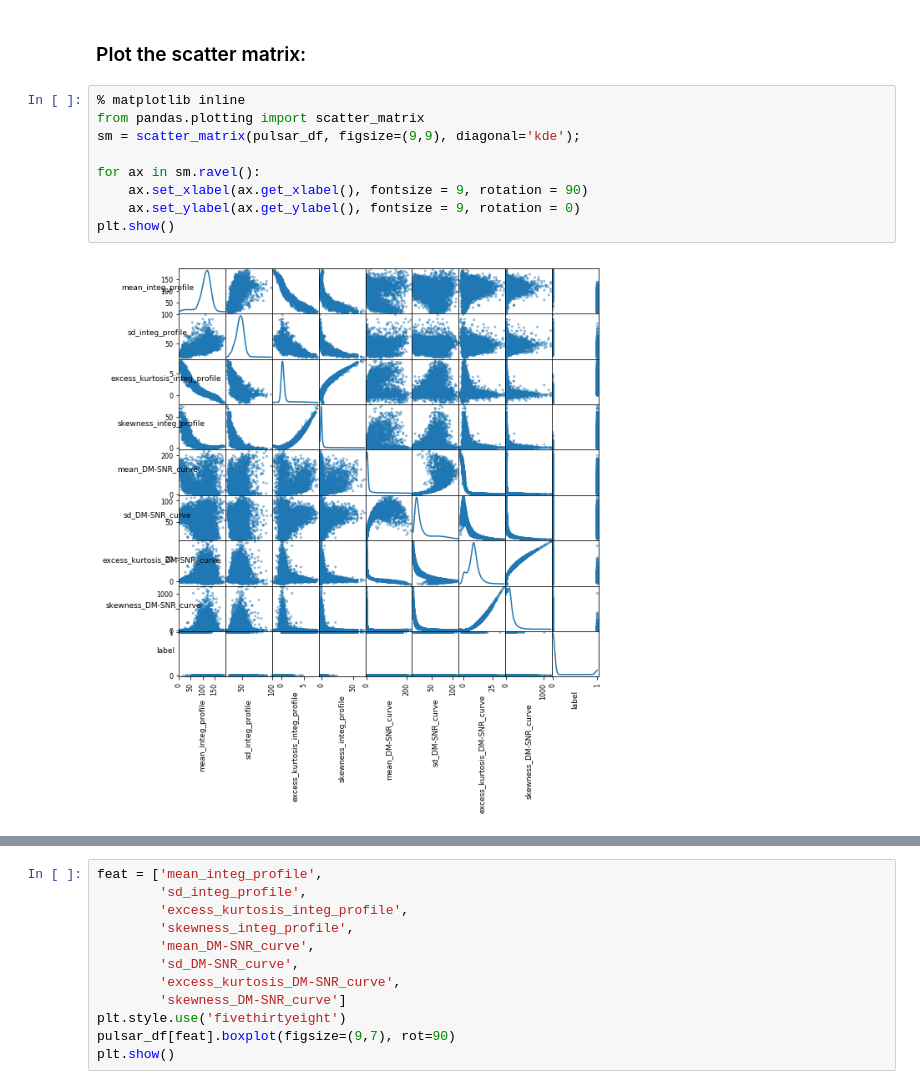
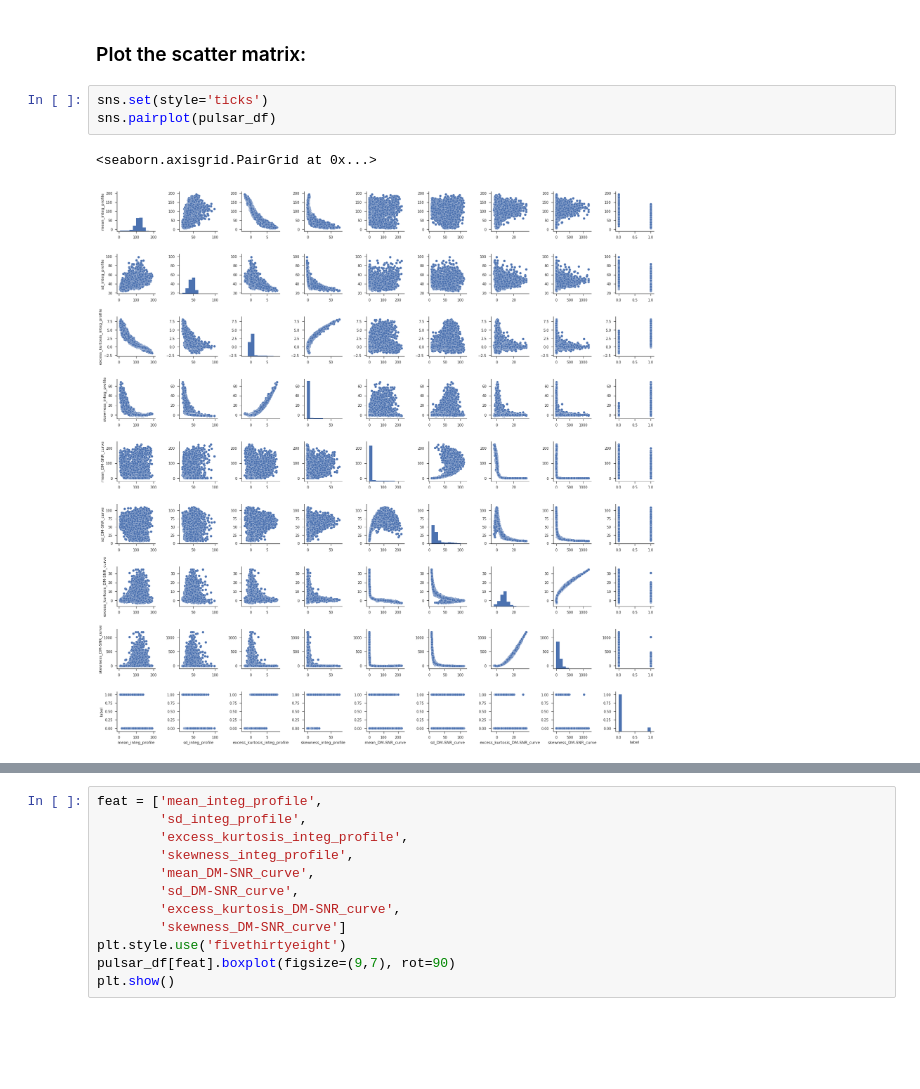
Before and after one commit to ericnewnam/ericnewnam.github.io, a Jupyter notebook: sklearn-pulsar-MLP-various.ipynb, the cells around one changed output, grey strips where cells are left out. Cells and saved outputs as stored; diff of their text form; blank space fills up the shorter version.

Commit message:
Added more data visualization

```diff
--- a/sklearn-pulsar-MLP-various.ipynb
+++ b/sklearn-pulsar-MLP-various.ipynb
@@ -135,15 +137,10 @@ pulsar_df_Y.head()
 Name: label, dtype: int64
 # %% [markdown]
 ### Plot the scatter matrix:
-# %%
-% matplotlib inline
-from pandas.plotting import scatter_matrix
-sm = scatter_matrix(pulsar_df, figsize=(9,9), diagonal='kde');
-
-for ax in sm.ravel():
-    ax.set_xlabel(ax.get_xlabel(), fontsize = 9, rotation = 90)
-    ax.set_ylabel(ax.get_ylabel(), fontsize = 9, rotation = 0)
-plt.show()
-# %% [output]
-[figure, removed]
+# %%
+sns.set(style='ticks')
+sns.pairplot(pulsar_df)
+# %% [output]
+<seaborn.axisgrid.PairGrid at 0x...>
+[figure, added]
 # %% [markdown]
```
Also changed, not shown: parts of 5 cells of this notebook, 1 other file.
